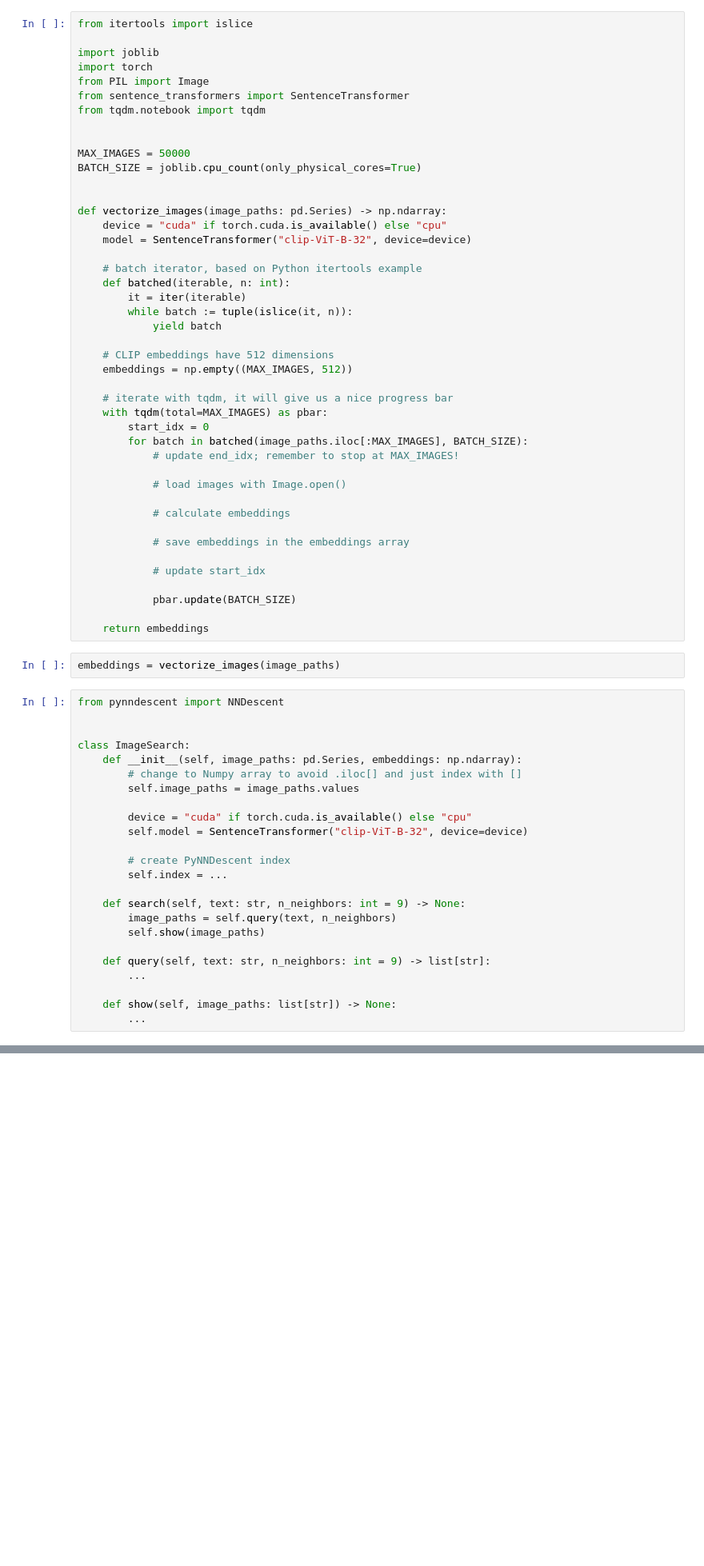
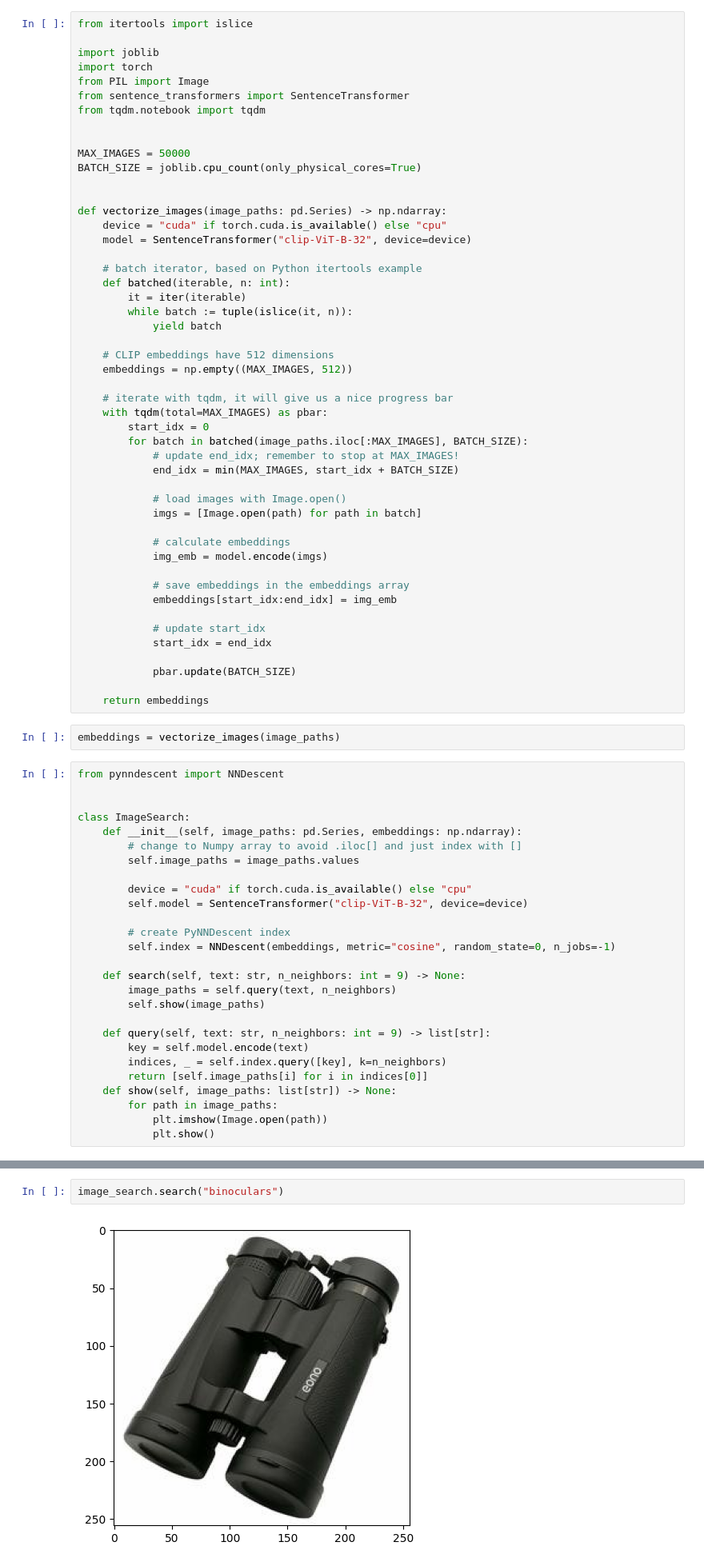
Before and after one commit to barhanc/machine-learning-fundamentals, a Jupyter notebook: lab2/notebook.ipynb, the cells around one changed output, grey strips where cells are left out. Shown at 80% size. Drawn from its saved outputs; the diff is of its cells as text; blank space fills up the shorter version.

```diff
--- a/lab2/notebook.ipynb
+++ b/lab2/notebook.ipynb
@@ -548,14 +687,19 @@ def vectorize_images(image_paths: pd.Series) -> np.ndarray:
         start_idx = 0
         for batch in batched(image_paths.iloc[:MAX_IMAGES], BATCH_SIZE):
             # update end_idx; remember to stop at MAX_IMAGES!
+            end_idx = min(MAX_IMAGES, start_idx + BATCH_SIZE)
 
             # load images with Image.open()
+            imgs = [Image.open(path) for path in batch]
 
             # calculate embeddings
+            img_emb = model.encode(imgs)
 
             # save embeddings in the embeddings array
+            embeddings[start_idx:end_idx] = img_emb
 
             # update start_idx
+            start_idx = end_idx
 
             pbar.update(BATCH_SIZE)
 
@@ -575,17 +719,20 @@ class ImageSearch:
         self.model = SentenceTransformer("clip-ViT-B-32", device=device)
 
         # create PyNNDescent index
-        self.index = ...
+        self.index = NNDescent(embeddings, metric="cosine", random_state=0, n_jobs=-1)
 
     def search(self, text: str, n_neighbors: int = 9) -> None:
         image_paths = self.query(text, n_neighbors)
         self.show(image_paths)
 
     def query(self, text: str, n_neighbors: int = 9) -> list[str]:
-        ...
-
+        key = self.model.encode(text)
+        indices, _ = self.index.query([key], k=n_neighbors)
+        return [self.image_paths[i] for i in indices[0]]
     def show(self, image_paths: list[str]) -> None:
-        ...
+        for path in image_paths:
+            plt.imshow(Image.open(path))
+            plt.show()
 # %%
 image_search = ImageSearch(image_paths, embeddings)
 # %%
@@ -592,0 +750,4 @@ image_search.search("blue pillow")
+# %%
+image_search.search("binoculars")
+# %% [output]
+[figure, added]
```
Also changed, not shown: parts of 19 cells of this notebook, 2 other files.
